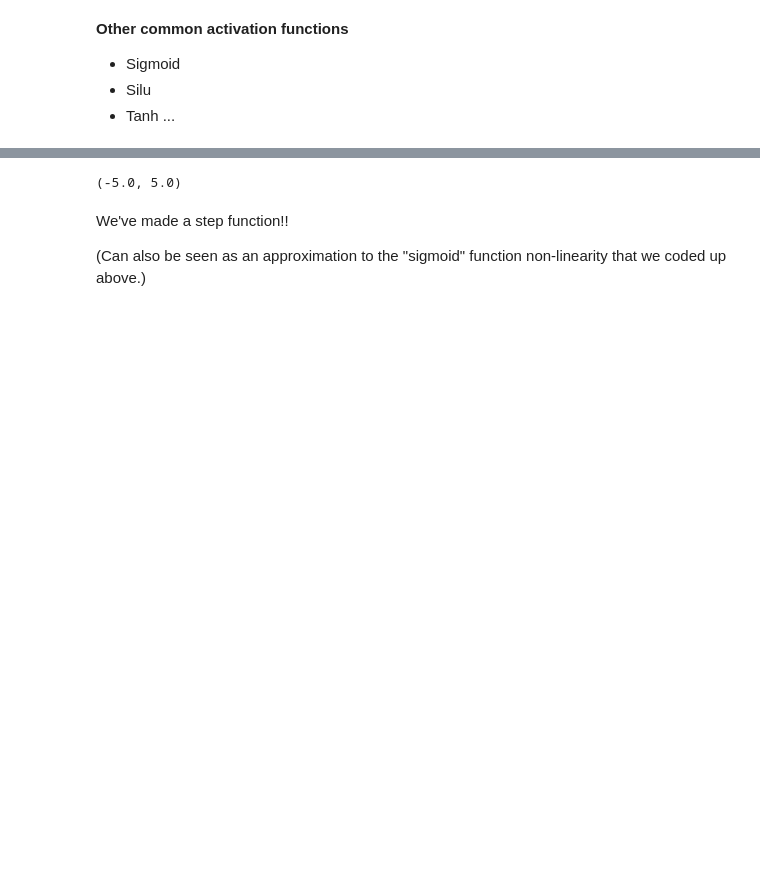
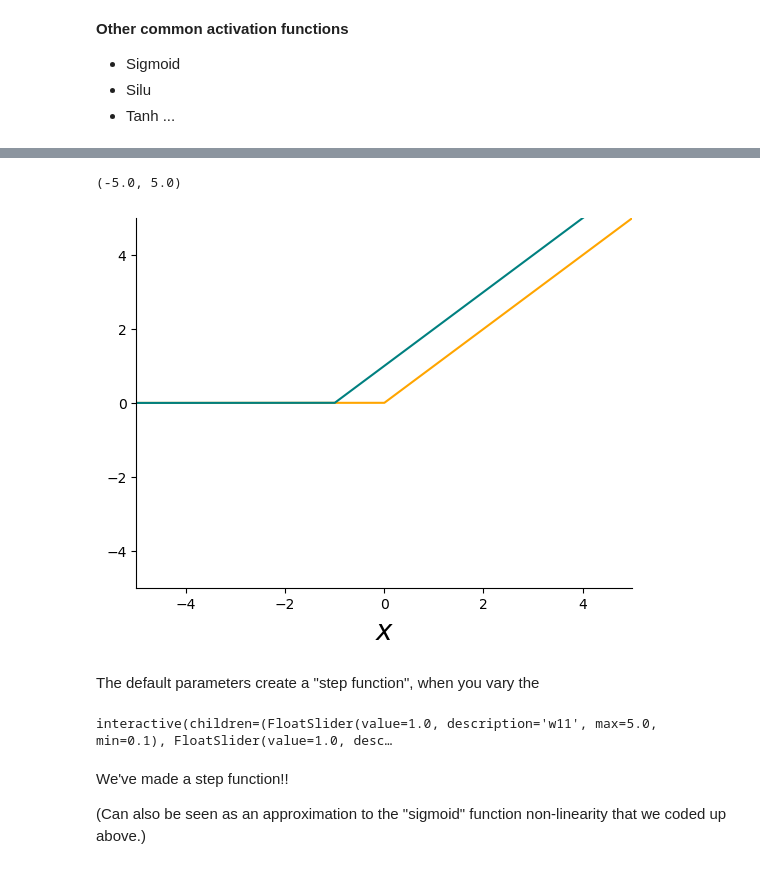
Before and after one commit to nhartman94/PALMS2024, a Jupyter notebook: NN-intuition.ipynb, the cells around one changed output, grey strips where cells are left out. Saved outputs shown, nothing was run; the diff lists cells and outputs as text; code cells hidden in the pictures; blank space fills up the shorter version.

```diff
--- a/NN-intuition.ipynb
+++ b/NN-intuition.ipynb
@@ -18,9 +19,8 @@ import ipywidgets as widgets
 # %%
-'''
-Turn  filling out the ReLU into an exercise
-'''
-
 def relu(x):
-    # np.maximum(x,0)
-    return np.where(x>0,x,0)
+    '''
+    YOUR CODE HERE
+    '''
+    fx =
+    return fx
 # %%
@@ -78,25 +77,65 @@ plt.savefig(f'figures/silu.pdf')
+# %%
+w21,w11,b11 = 1,1,0
+w22,w12,b12 = 1,1,1 # <- Varying b2 changes the kink of the non-linearity
+
+a1 = w21 * relu(w11*x+b11)
+a2 = w22 * relu(w12*x+b12)
+
+plt.plot(x,a1,color='orange')
+plt.plot(x,a2,color='teal')
+plt.xlabel('$x$',fontsize=20)
+
+ax = plt.gca()
+ax.spines['right'].set_visible(False)
+ax.spines['top'].set_visible(False)
+
+plt.xlim(-5,5)
+plt.ylim(-5,5)
+# %% [output]
+(-5.0, 5.0)
+[figure, added]
+# %% [markdown]
+The default parameters create a "step function", when you vary the
 # %%
-v1,w1,b1 = 1,1,0
-v2,w2,b2 = 1,1,1
+def on_switch(w11=1,
+              w12=1,
+              #b11=0,
+              b12=1,
+              w21=1,
+              w22=1):
+    '''
+    Combine two "relu activations" to get an output
+    '''
 
-a1 = v1 * relu(w1*x+b1)
-a2 = v2 * relu(w2*x+b2)
+    b1=0 # fixed for this exercise
 
-plt.plot(x,a1,color='orange',alpha=0.3)
-plt.plot(x,a2,color='teal',alpha=0.3)
+    a1 = w21 * relu(w11*x+b11)
+    a2 = w22 * relu(w12*x+b12)
 
-plt.plot(x,a2-a1,color='crimson',)
+    plt.plot(x,a1,color='orange',alpha=0.3)
+    plt.plot(x,a2,color='teal',alpha=0.3)
 
+    plt.plot(x,a2-a1,color='crimson',)
+    plt.xlabel('$x$',fontsize=20)
 
+    ax = plt.gca()
+    ax.spines['right'].set_visible(False)
+    ax.spines['top'].set_visible(False)
 
-ax = plt.gca()
-ax.spines['right'].set_visible(False)
-ax.spines['top'].set_visible(False)
+    plt.xlim(-5,5)
+    plt.ylim(-5,5)
 
-plt.xlim(-5,5)
-plt.ylim(-5,5)
+interact(on_switch,
+         w11=(0.1, 5, 0.1),
+         w12=(0.1, 5, 0.1),
+         b2=(-5,5),
+         w21=(0.1, 5, 0.1),
+         w22=(0.1, 5, 0.1),
+        )
+
+plt.show()
 # %% [output]
-(-5.0, 5.0)
+interactive(children=(FloatSlider(value=1.0, description='w11', max=5.0, min=0.1), FloatSlider(value=1.0, desc…
 # %% [markdown]
 We've made a step function!!
 
```
Also changed, not shown: parts of 19 cells of this notebook.
